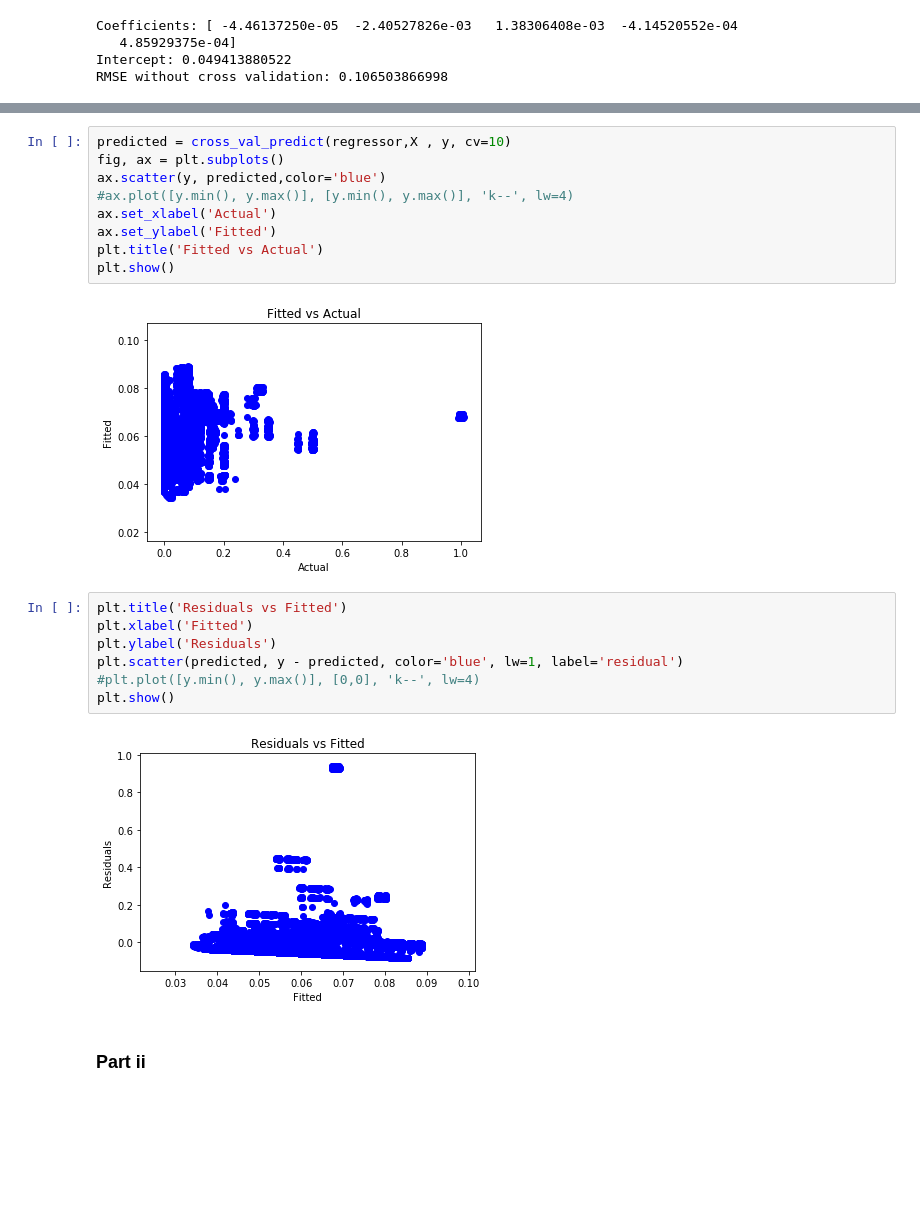
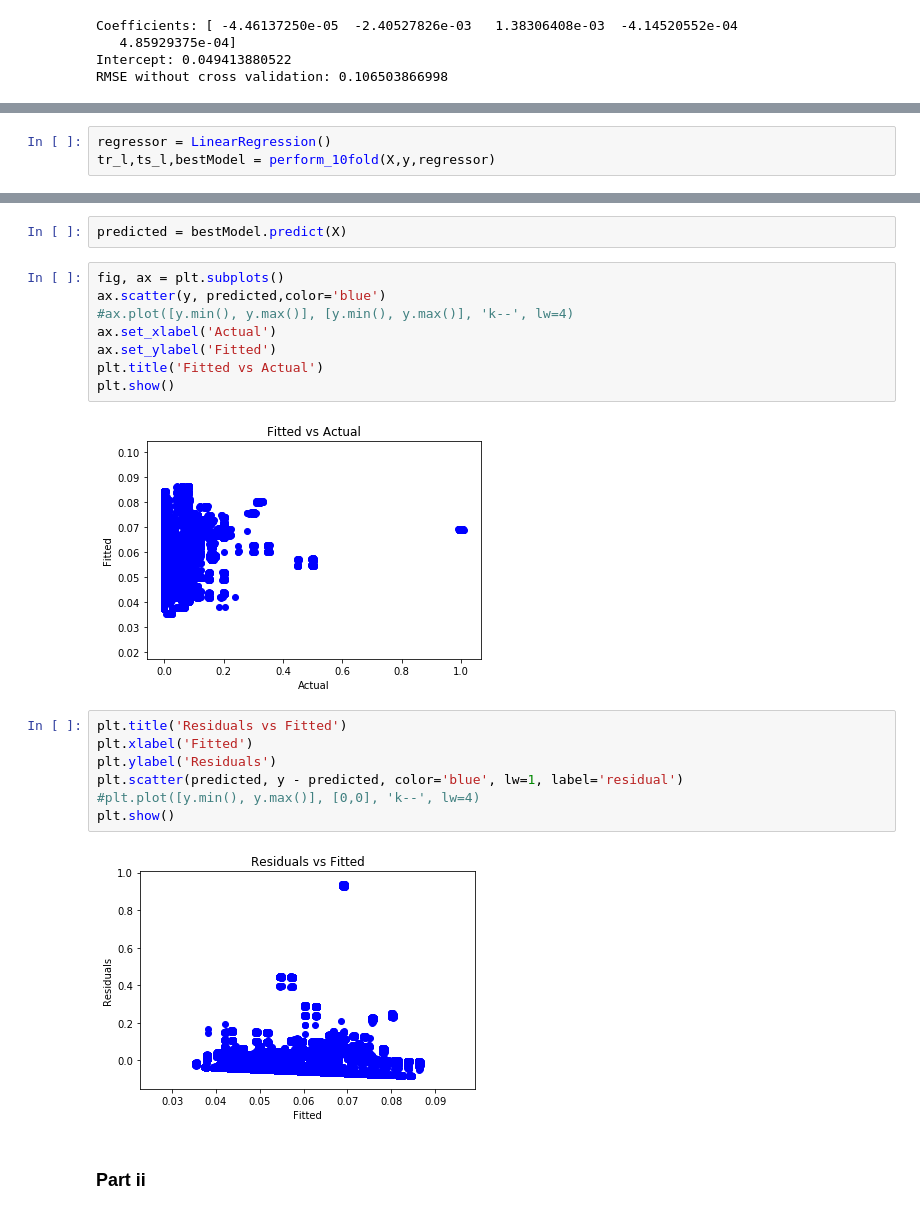
Before and after one commit to TSatyaVasanthReddy/RegressionAnalysis, a Jupyter notebook: LinearReg.ipynb, the cells around one changed output, grey strips where cells are left out. Saved outputs shown, nothing was run; the diff lists cells and outputs as text; blank space fills up the shorter version.

```diff
--- a/LinearReg.ipynb
+++ b/LinearReg.ipynb
@@ -107,0 +88,3 @@ Test RMSE :  0.0999471208611
+# %%
+regressor = LinearRegression()
+tr_l,ts_l,bestModel = perform_10fold(X,y,regressor)
@@ -108,14 +109,15 @@ Test RMSE :  0.0999471208611
+# %%
+predicted = bestModel.predict(X)
 # %%
-predicted = cross_val_predict(regressor,X , y, cv=10)
 fig, ax = plt.subplots()
 ax.scatter(y, predicted,color='blue')
 #ax.plot([y.min(), y.max()], [y.min(), y.max()], 'k--', lw=4)
 ax.set_xlabel('Actual')
 ax.set_ylabel('Fitted')
 plt.title('Fitted vs Actual')
 plt.show()
 # %% [output]
-[figure, old version]
+[figure, new version]
 # %%
 plt.title('Residuals vs Fitted')
 plt.xlabel('Fitted')
@@ -124,7 +126,7 @@ plt.scatter(predicted, y - predicted, color='blue', lw=1, label='residual')
 #plt.plot([y.min(), y.max()], [0,0], 'k--', lw=4)
 plt.show()
 # %% [output]
-[figure, old version]
+[figure, new version]
 # %% [markdown]
 ### Part ii
 # %%
```
Also changed, not shown: parts of 16 cells of this notebook.
